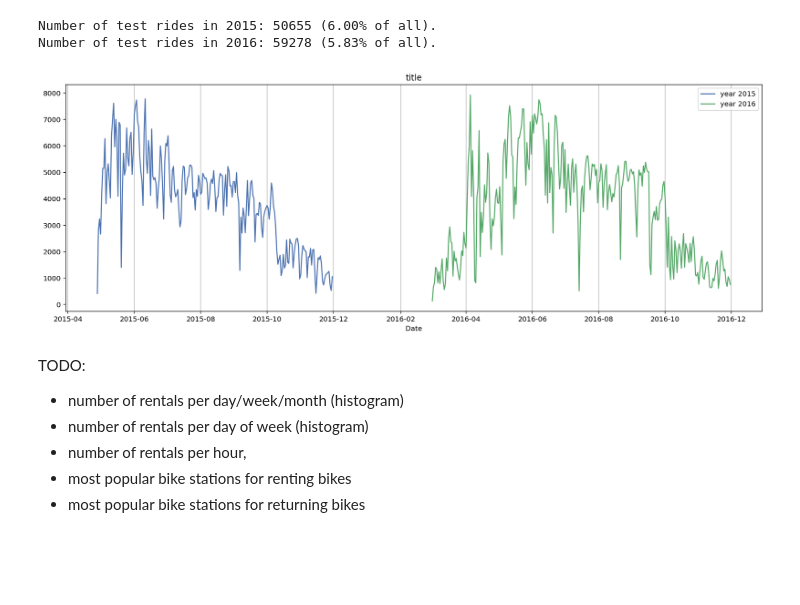
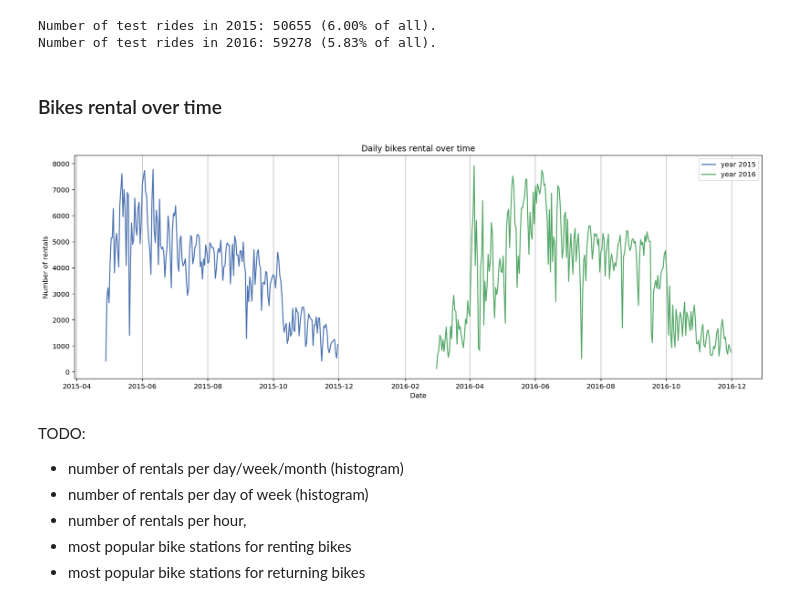
Before and after one commit to mariuszrokita/bike-sharing-demand, a Jupyter notebook: notebooks/wroclawski-rower-miejski/initial-data-exploration.ipynb, the cells around one changed output. Cells and saved outputs as stored; diff of their text form; code cells hidden in the pictures; blank space fills up the shorter version.

Commit message:
Bike rentals over time (2015 and 2016)

```diff
--- a/notebooks/wroclawski-rower-miejski/initial-data-exploration.ipynb
+++ b/notebooks/wroclawski-rower-miejski/initial-data-exploration.ipynb
@@ -357,32 +357,34 @@ print('Number of test rides in 2016: {} ({:.2f}% of all).'.format(len(test_renta
 # %% [output]
 Number of test rides in 2015: 50655 (6.00% of all).
 Number of test rides in 2016: 59278 (5.83% of all).
+# %% [markdown]
+### Bikes rental over time
 # %%
 # work in progress
-rentals2015_daily = pd.DataFrame(index = rentals2015_df["Data wynajmu"])
-rentals2015_daily["Count"] = 1
+rentals2015_daily = pd.DataFrame(index = rentals2015_df["Data wynajmu"],
+                                 columns = ["Count"],
+                                 data=np.ones(rentals2015_df.shape[0]))
 rentals2015_daily = rentals2015_daily.groupby(pd.Grouper(freq='D')).count()
-rentals2015_daily
 
-rentals2016_daily = pd.DataFrame(index = rentals2016_df["Data wynajmu"])
-rentals2016_daily["Count"] = 1
+rentals2016_daily = pd.DataFrame(index = rentals2016_df["Data wynajmu"],
+                                 columns = ["Count"],
+                                 data=np.ones(rentals2016_df.shape[0]))
 rentals2016_daily = rentals2016_daily.groupby(pd.Grouper(freq='D')).count()
-rentals2016_daily
 
 fig = plt.figure(figsize=(18,6))
 ax = fig.add_subplot(111)
 ax.plot(rentals2015_daily, label='year 2015');
 ax.plot(rentals2016_daily, label='year 2016')
 
-ax.set_title("title")
+ax.set_title("Daily bikes rental over time")
 ax.set_xlabel("Date")
-ax.set_ylabel("");
+ax.set_ylabel("Number of rentals");
 ax.legend()
 
 ax.xaxis.grid(True, 'major')
 ax.xaxis.grid(True, 'minor')
 # %% [output]
-[figure, old version]
+[figure, new version]
 # %% [markdown]
 TODO:
 * number of rentals per day/week/month (histogram)
```
